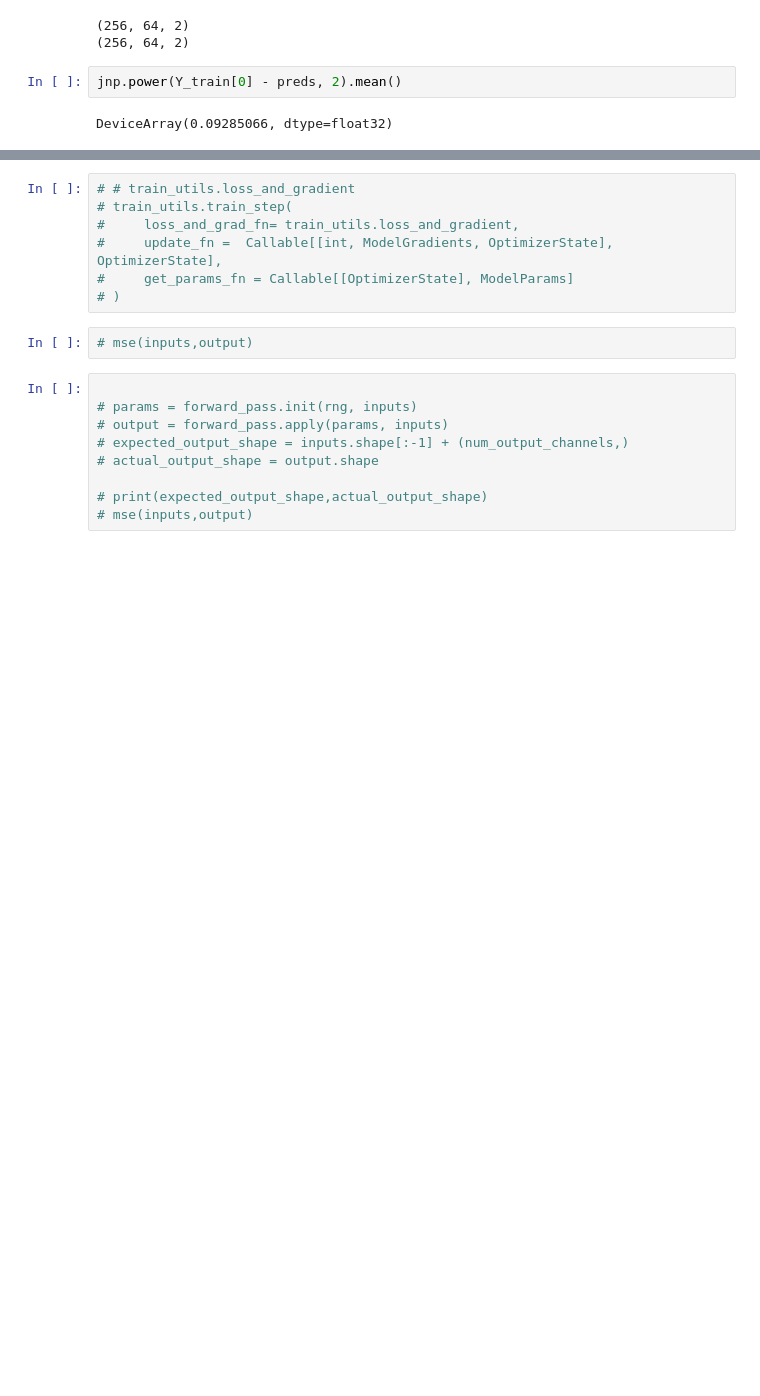
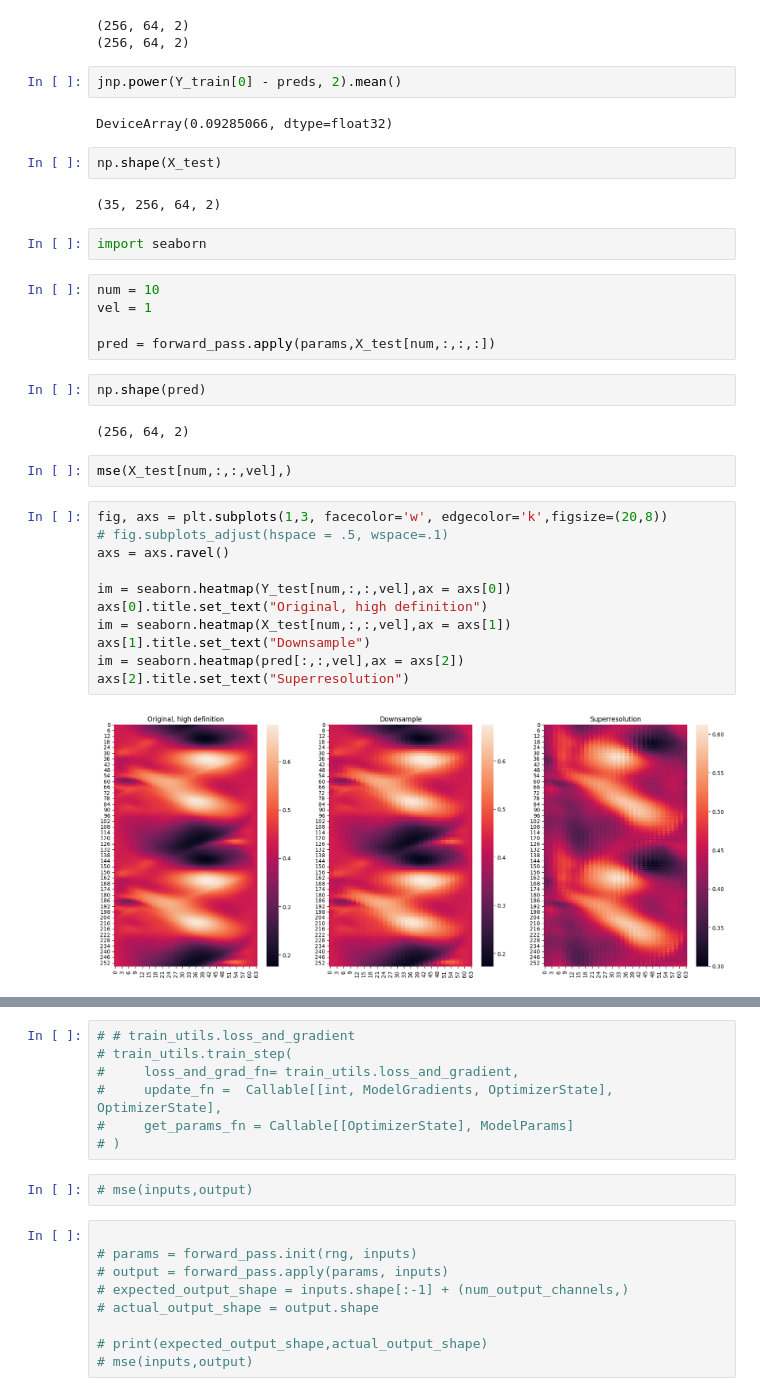
Before and after one commit to diegodelc/jax-cfd, a Jupyter notebook: notebooks/hybrid_model/first_superresolution.ipynb, the cells around one changed output, grey strips where cells are left out. Saved outputs shown, nothing was run; the diff lists cells and outputs as text; blank space fills up the shorter version.

```diff
--- a/notebooks/hybrid_model/first_superresolution.ipynb
+++ b/notebooks/hybrid_model/first_superresolution.ipynb
@@ -340,3 +348,33 @@ print(np.shape(Y_train[0]))
 jnp.power(Y_train[0] - preds, 2).mean()
 # %% [output]
 DeviceArray(0.09285066, dtype=float32)
+# %%
+np.shape(X_test)
+# %% [output]
+(35, 256, 64, 2)
+# %%
+import seaborn
+# %%
+num = 10
+vel = 1
+
+pred = forward_pass.apply(params,X_test[num,:,:,:])
+# %%
+np.shape(pred)
+# %% [output]
+(256, 64, 2)
+# %%
+mse(X_test[num,:,:,vel],)
+# %%
+fig, axs = plt.subplots(1,3, facecolor='w', edgecolor='k',figsize=(20,8))
+# fig.subplots_adjust(hspace = .5, wspace=.1)
+axs = axs.ravel()
+
+im = seaborn.heatmap(Y_test[num,:,:,vel],ax = axs[0])
+axs[0].title.set_text("Original, high definition")
+im = seaborn.heatmap(X_test[num,:,:,vel],ax = axs[1])
+axs[1].title.set_text("Downsample")
+im = seaborn.heatmap(pred[:,:,vel],ax = axs[2])
+axs[2].title.set_text("Superresolution")
+# %% [output]
+[figure, added]
```
Also changed, not shown: parts of 15 cells of this notebook.
